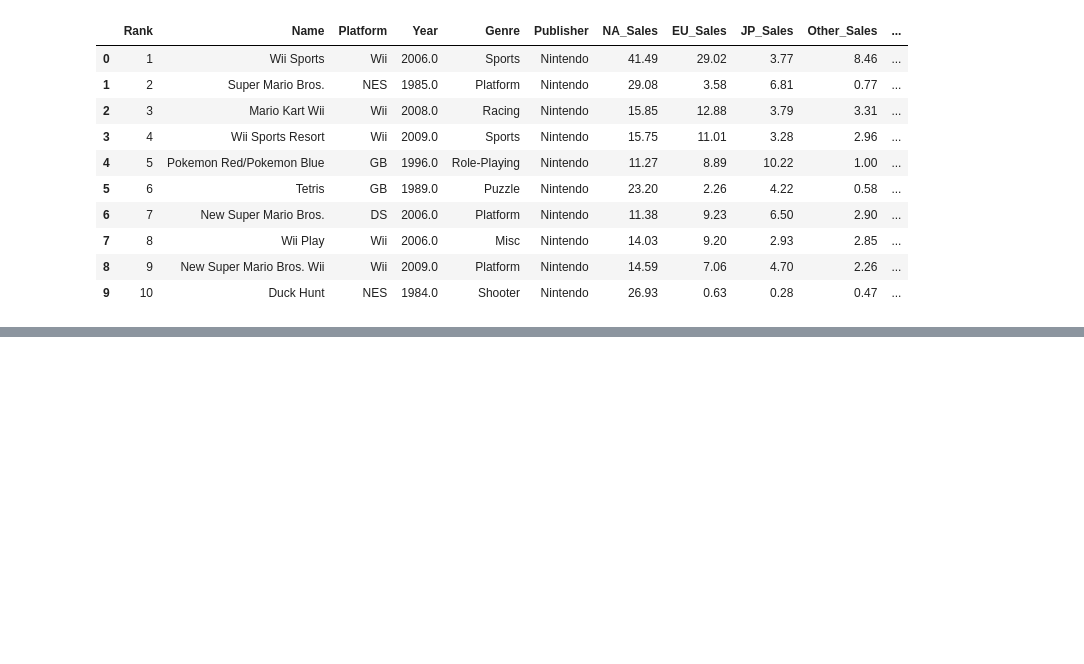
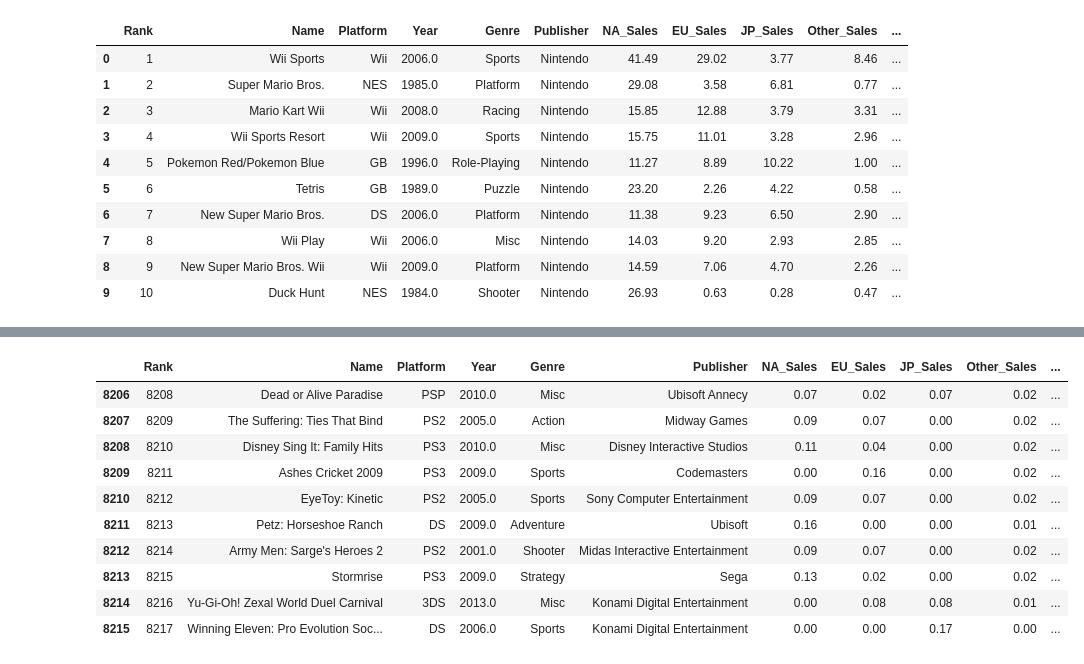
Before and after one commit to ashrf288/pandas, a Jupyter notebook: vg-stats/vg-stats.ipynb, the cells around one changed output, grey strips where cells are left out. Cells and saved outputs as stored; diff of their text form; code cells hidden in the pictures; blank space fills up the shorter version.

```diff
--- a/vg-stats/vg-stats.ipynb
+++ b/vg-stats/vg-stats.ipynb
@@ -77,0 +143,19 @@ higest_grossing_game=data.nlargest(1,'Global_Sales')
+# %%
+#Question3
+median_game_sales = data['Global_Sales'].median()
+median_game_sales
+
+highly_ten_games=data[data['Global_Sales']==median_game_sales].head(10)
+highly_ten_games
+# %% [output]
+|  | Rank | Name | Platform | Year | Genre | Publisher | NA_Sales | EU_Sales | JP_Sales | Other_Sales | ... |
+| 8206 | 8208 | Dead or Alive Paradise | PSP | 2010.0 | Misc | Ubisoft Annecy | 0.07 | 0.02 | 0.07 | 0.02 | ... |
+| 8207 | 8209 | The Suffering: Ties That Bind | PS2 | 2005.0 | Action | Midway Games | 0.09 | 0.07 | 0.00 | 0.02 | ... |
+| 8208 | 8210 | Disney Sing It: Family Hits | PS3 | 2010.0 | Misc | Disney Interactive Studios | 0.11 | 0.04 | 0.00 | 0.02 | ... |
+| 8209 | 8211 | Ashes Cricket 2009 | PS3 | 2009.0 | Sports | Codemasters | 0.00 | 0.16 | 0.00 | 0.02 | ... |
+| 8210 | 8212 | EyeToy: Kinetic | PS2 | 2005.0 | Sports | Sony Computer Entertainment | 0.09 | 0.07 | 0.00 | 0.02 | ... |
+| 8211 | 8213 | Petz: Horseshoe Ranch | DS | 2009.0 | Adventure | Ubisoft | 0.16 | 0.00 | 0.00 | 0.01 | ... |
+| 8212 | 8214 | Army Men: Sarge's Heroes 2 | PS2 | 2001.0 | Shooter | Midas Interactive Entertainment | 0.09 | 0.07 | 0.00 | 0.02 | ... |
+| 8213 | 8215 | Stormrise | PS3 | 2009.0 | Strategy | Sega | 0.13 | 0.02 | 0.00 | 0.02 | ... |
+| 8214 | 8216 | Yu-Gi-Oh! Zexal World Duel Carnival | 3DS | 2013.0 | Misc | Konami Digital Entertainment | 0.00 | 0.08 | 0.08 | 0.01 | ... |
+| 8215 | 8217 | Winning Eleven: Pro Evolution Soc... | DS | 2006.0 | Sports | Konami Digital Entertainment | 0.00 | 0.00 | 0.17 | 0.00 | ... |
```
Also changed, not shown: parts of 14 cells of this notebook, 1 other file.
